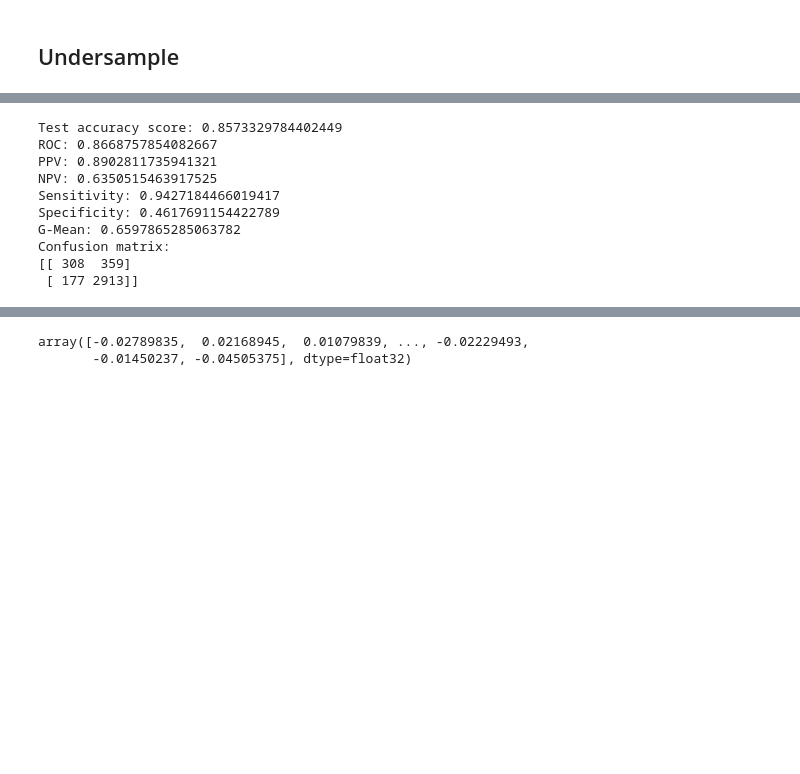
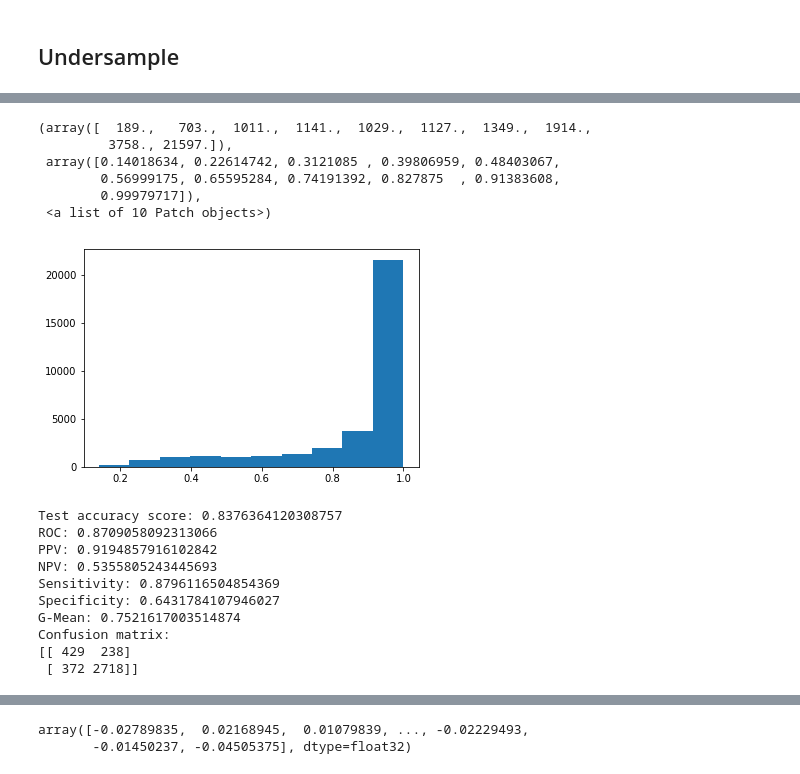
Before and after one commit to samuelli97/cancer_survivability, a Jupyter notebook: neural_networks.ipynb, the cells around one changed output, grey strips where cells are left out. Drawn from its saved outputs; the diff is of its cells as text; code cells hidden in the pictures; blank space fills up the shorter version.

```diff
--- a/neural_networks.ipynb
+++ b/neural_networks.ipynb
@@ -141,15 +135,25 @@ Epoch 5/5
 
 acc: 85.17%
+# %%
+plt.hist(model.predict(X_train))
+# %% [output]
+(array([  189.,   703.,  1011.,  1141.,  1029.,  1127.,  1349.,  1914.,
+         3758., 21597.]),
+ array([0.14018634, 0.22614742, 0.3121085 , 0.39806959, 0.48403067,
+        0.56999175, 0.65595284, 0.74191392, 0.827875  , 0.91383608,
+        0.99979717]),
+ <a list of 10 Patch objects>)
+[figure, added]
 # %%
-results(model)
+results(model, threshold=0.78)
 # %% [output]
-Test accuracy score: 0.8573329784402449
-ROC: 0.8668757854082667
-PPV: 0.8902811735941321
-NPV: 0.6350515463917525
-Sensitivity: 0.9427184466019417
-Specificity: 0.4617691154422789
-G-Mean: 0.6597865285063782
+Test accuracy score: 0.8376364120308757
+ROC: 0.8709058092313066
+PPV: 0.9194857916102842
+NPV: 0.5355805243445693
+Sensitivity: 0.8796116504854369
+Specificity: 0.6431784107946027
+G-Mean: 0.7521617003514874
 Confusion matrix:
-[[ 308  359]
- [ 177 2913]]
+[[ 429  238]
+ [ 372 2718]]
```
Also changed, not shown: parts of 12 cells of this notebook, 3 other files.
